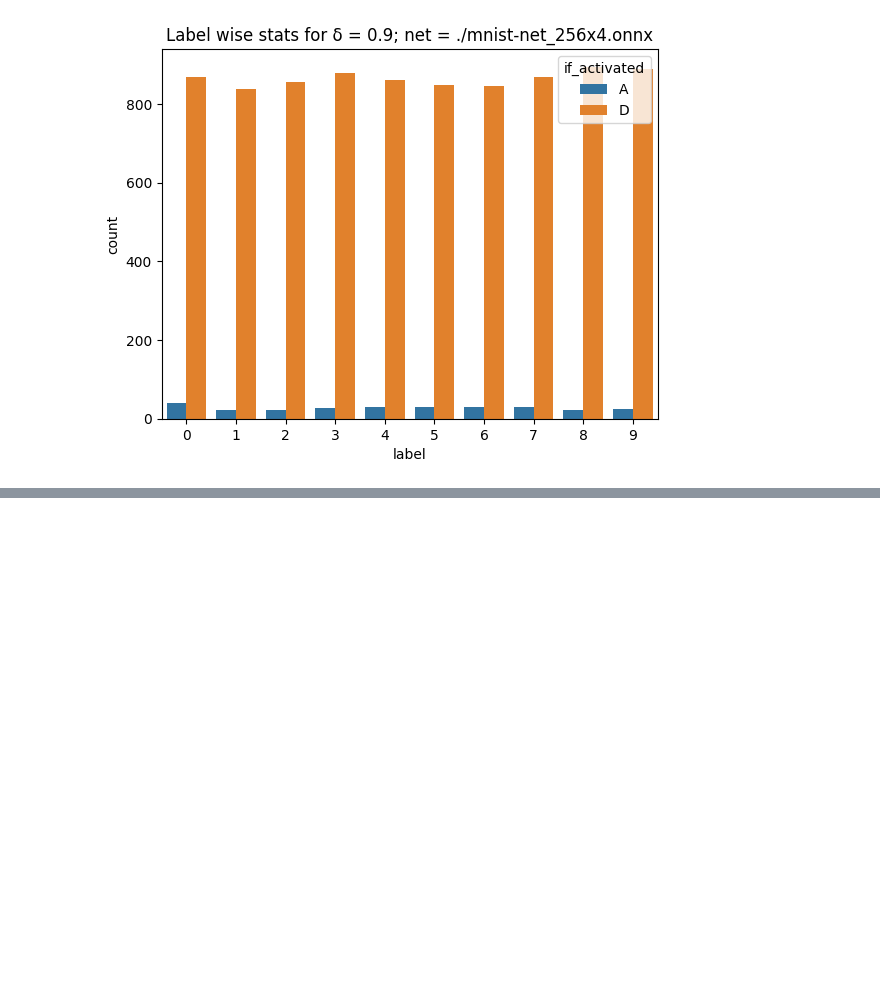
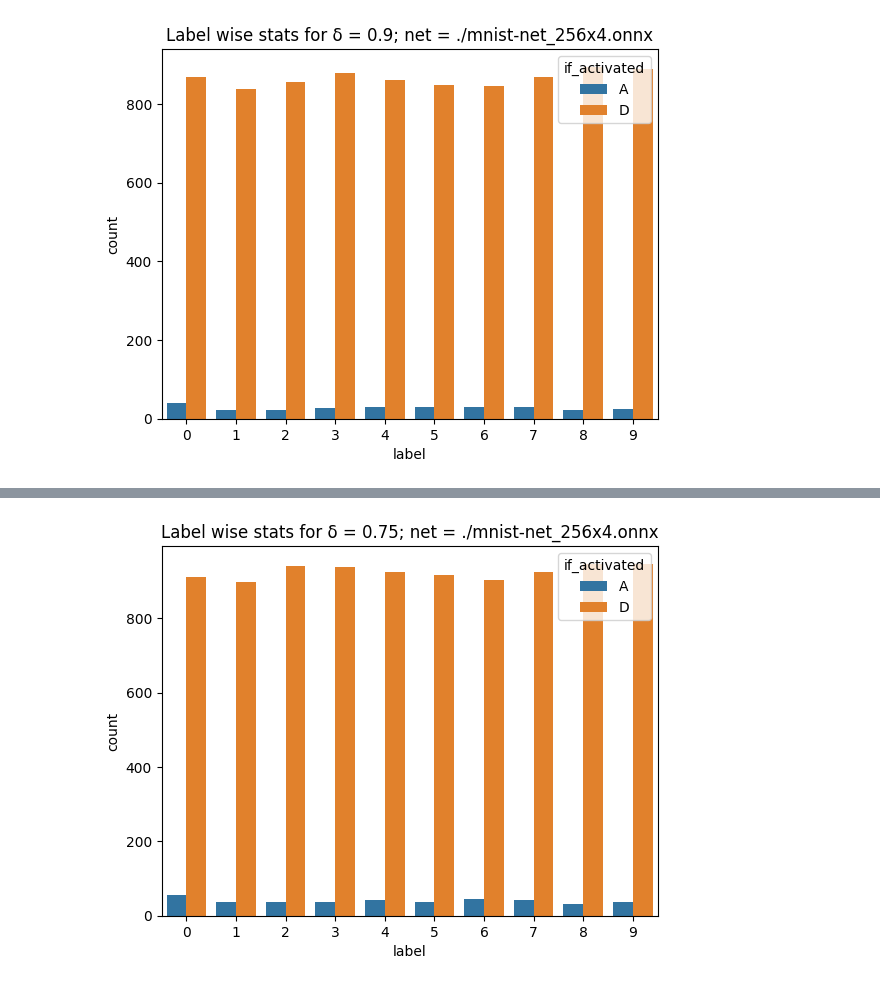
Before and after one commit to SaiMadhavanG/nap-stats, a Jupyter notebook: labelwise_stats.ipynb, the cells around one changed output, grey strips where cells are left out. Drawn from its saved outputs; the diff is of its cells as text; code cells hidden in the pictures; blank space fills up the shorter version.

```diff
--- a/labelwise_stats.ipynb
+++ b/labelwise_stats.ipynb
@@ -38,0 +43,4 @@ df = labelwise_barplot("./NAPs/256x4_delta90.json")
+# %%
+df = labelwise_barplot("./NAPs/256x4_delta75.json")
+# %% [output]
+[figure, added]
```
Also changed, not shown: parts of 3 cells of this notebook, 1 other file.
